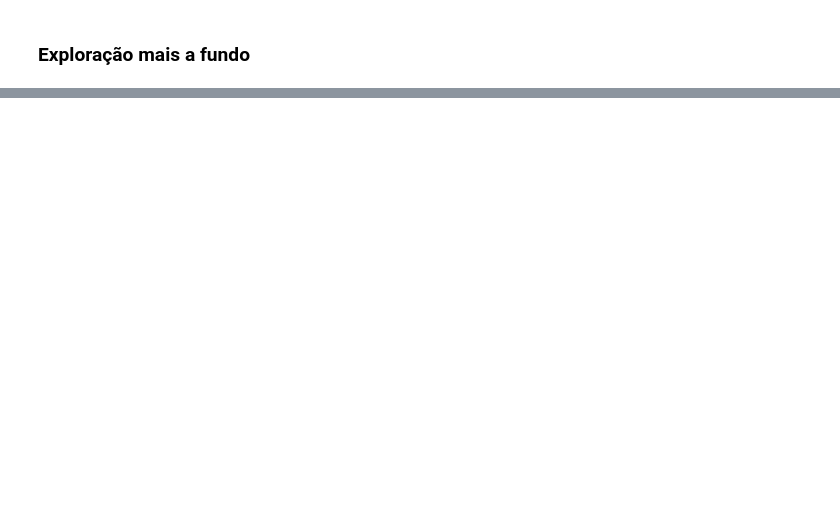
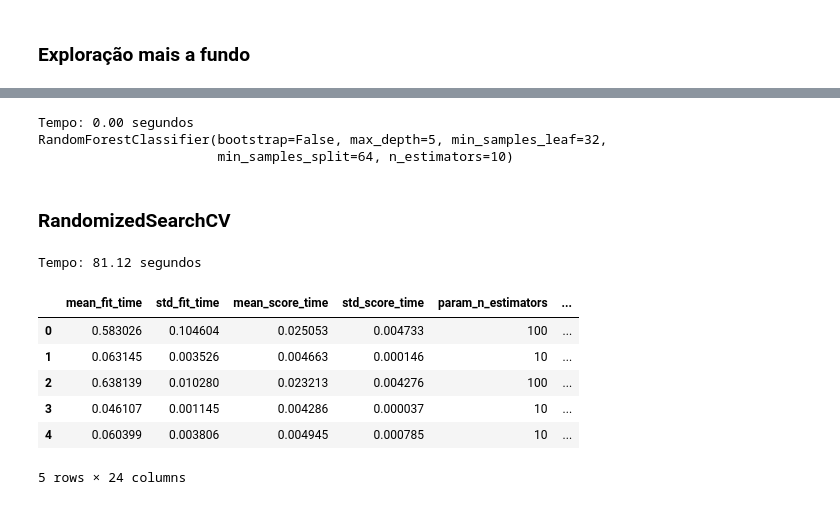
Before and after one commit to angelomaia/alura-cursos, a Jupyter notebook: Formação Machine Learning/Otimização_de_hiperparâmetros.ipynb, the cells around one changed output, grey strips where cells are left out. Drawn from its saved outputs; the diff is of its cells as text; code cells hidden in the pictures; blank space fills up the shorter version.

```diff
--- a/Formação Machine Learning/Otimização_de_hiperparâmetros.ipynb
+++ b/Formação Machine Learning/Otimização_de_hiperparâmetros.ipynb
@@ -816,0 +868,51 @@ for indice, linha in resultados_ordenados_pela_media.iterrows():
+# %%
+tic = time.time()
+#scores = cross_val_score(busca, x_azar, y_azar, cv = KFold (n_splits=5, shuffle=True))
+tac = time.time()
+tempo_passado = tac - tic
+print("Tempo: %.2f segundos" % tempo_passado)
+
+#imprime_score(scores)
+melhor = busca.best_estimator_
+print(melhor)
+# %% [output]
+Tempo: 0.00 segundos
+RandomForestClassifier(bootstrap=False, max_depth=5, min_samples_leaf=32,
+                       min_samples_split=64, n_estimators=10)
+# %% [markdown]
+### RandomizedSearchCV
+# %%
+SEED=301
+np.random.seed(SEED)
+
+espaco_de_parametros = {
+    "n_estimators" : [10, 100],
+    "max_depth" : [3, 5],
+    "min_samples_split" : [32,64,128],
+    "min_samples_leaf" : [32,64,128],
+    "bootstrap" : [True,False],
+    "criterion" : ["gini","entropy"]
+}
+
+tic = time.time()
+busca = RandomizedSearchCV(RandomForestClassifier(),
+                     espaco_de_parametros,
+                     n_iter = 20,
+                     cv = KFold(n_splits=10, shuffle=True))
+
+busca.fit(x_azar, y_azar, groups=dados.modelo)
+tac = time.time()
+tempo_que_passou = tac - tic
+print("Tempo: %.2f segundos" % tempo_que_passou)
+
+resultados = pd.DataFrame(busca.cv_results_)
+resultados.head()
+# %% [output]
+Tempo: 81.12 segundos
+|  | mean_fit_time | std_fit_time | mean_score_time | std_score_time | param_n_estimators | ... |
+| 0 | 0.583026 | 0.104604 | 0.025053 | 0.004733 | 100 | ... |
+| 1 | 0.063145 | 0.003526 | 0.004663 | 0.000146 | 10 | ... |
+| 2 | 0.638139 | 0.010280 | 0.023213 | 0.004276 | 100 | ... |
+| 3 | 0.046107 | 0.001145 | 0.004286 | 0.000037 | 10 | ... |
+| 4 | 0.060399 | 0.003806 | 0.004945 | 0.000785 | 10 | ... |
+5 rows × 24 columns
```
Also changed, not shown: parts of 22 cells of this notebook.
